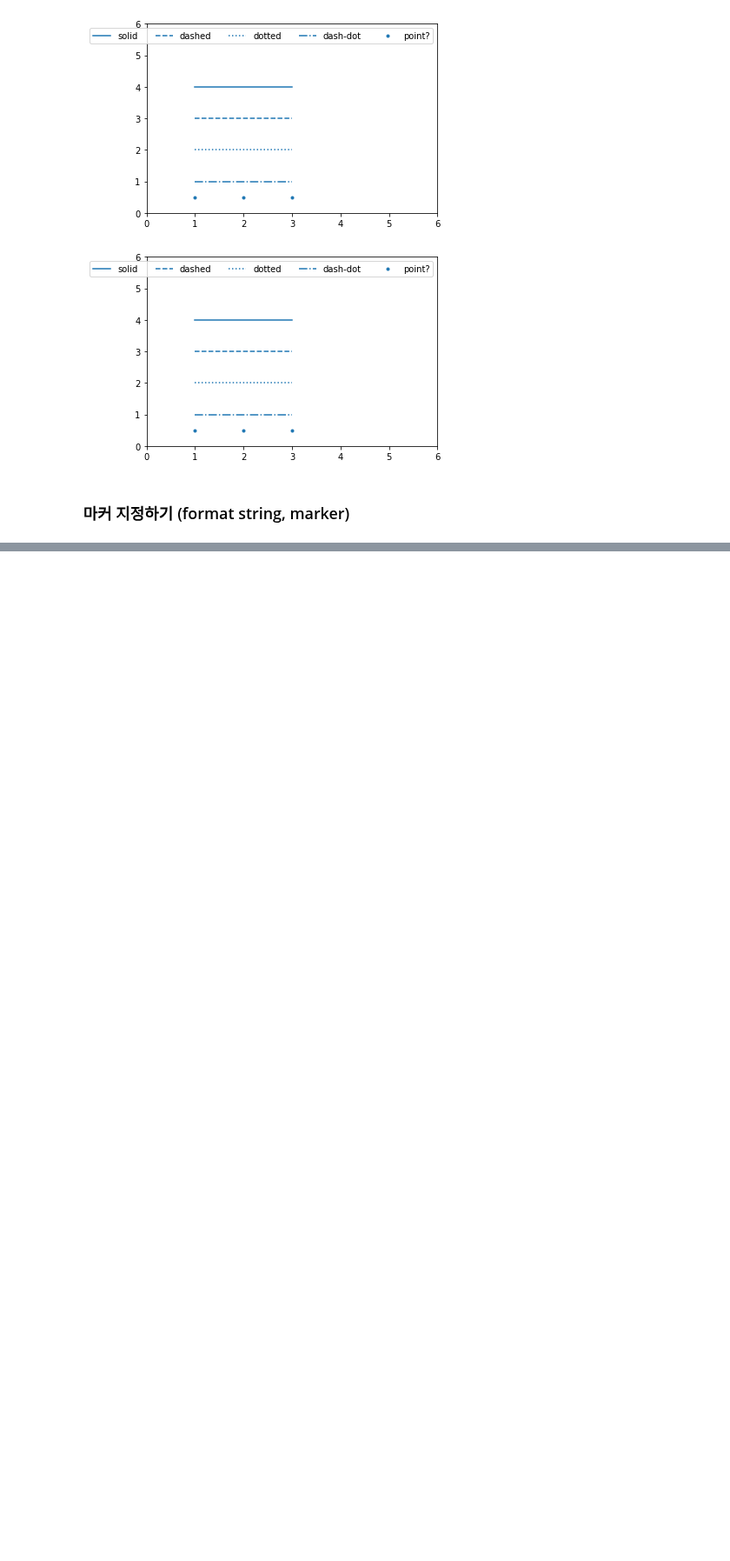
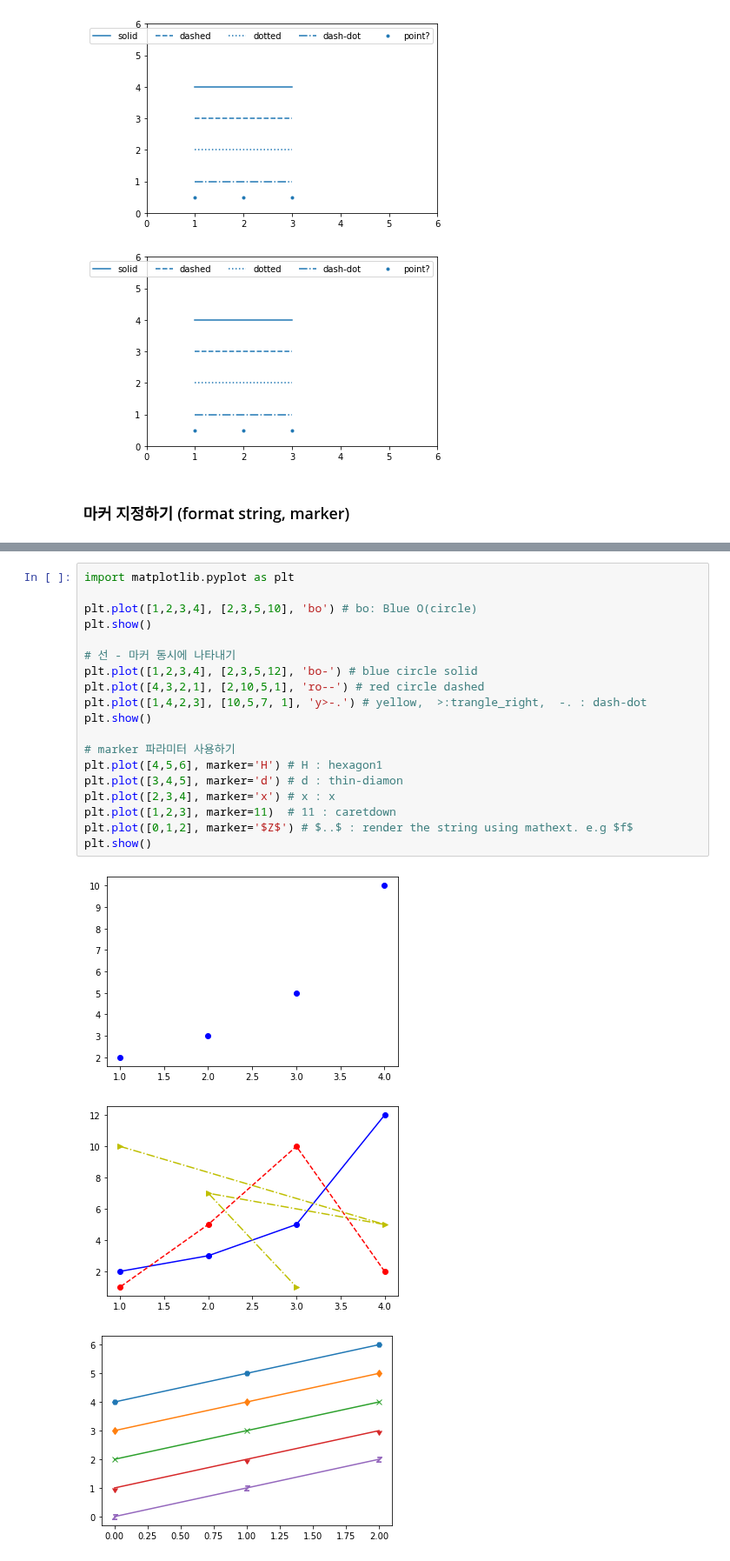
Before and after one commit to johyunkang/adp_certificate, a Jupyter notebook: visual_matplotlib.ipynb, the cells around one changed output, grey strips where cells are left out. Shown at 87% size. Drawn from its saved outputs; the diff is of its cells as text; blank space fills up the shorter version.

```diff
--- a/visual_matplotlib.ipynb
+++ b/visual_matplotlib.ipynb
@@ -239,0 +242,23 @@ plt.show()
+# %%
+import matplotlib.pyplot as plt
+
+plt.plot([1,2,3,4], [2,3,5,10], 'bo') # bo: Blue O(circle)
+plt.show()
+
+# 선 - 마커 동시에 나타내기
+plt.plot([1,2,3,4], [2,3,5,12], 'bo-') # blue circle solid
+plt.plot([4,3,2,1], [2,10,5,1], 'ro--') # red circle dashed
+plt.plot([1,4,2,3], [10,5,7, 1], 'y>-.') # yellow,  >:trangle_right,  -. : dash-dot
+plt.show()
+
+# marker 파라미터 사용하기
+plt.plot([4,5,6], marker='H') # H : hexagon1
+plt.plot([3,4,5], marker='d') # d : thin-diamon
+plt.plot([2,3,4], marker='x') # x : x
+plt.plot([1,2,3], marker=11)  # 11 : caretdown
+plt.plot([0,1,2], marker='$Z$') # $..$ : render the string using mathext. e.g $f$
+plt.show()
+# %% [output]
+[figure, added]
+[figure, added]
+[figure, added]
```
Also changed, not shown: parts of 10 cells of this notebook.
